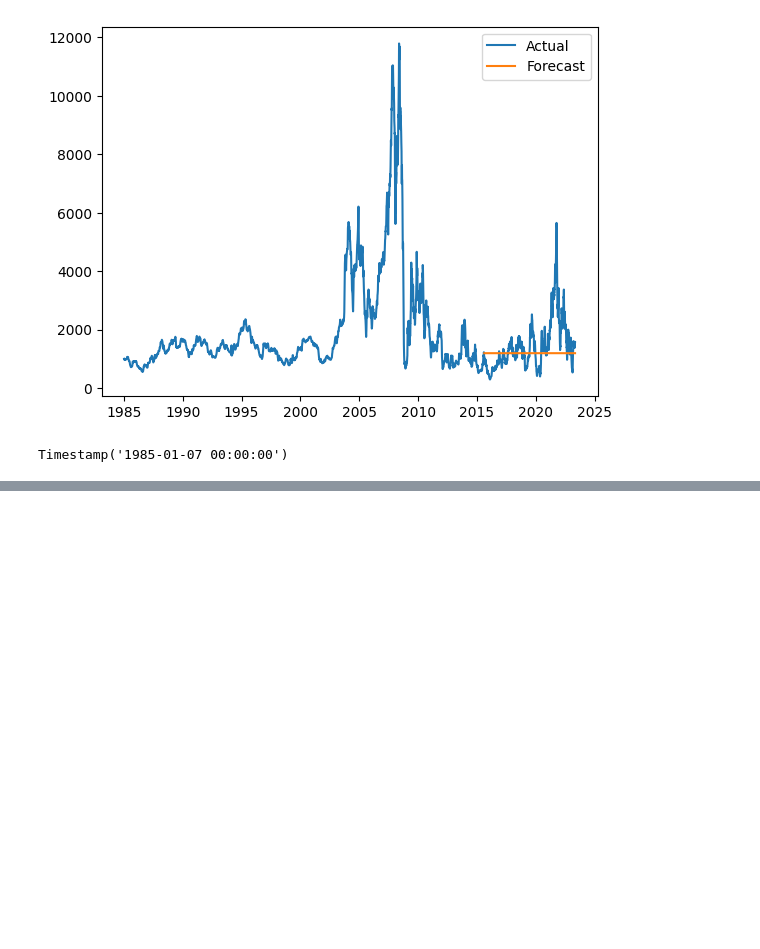
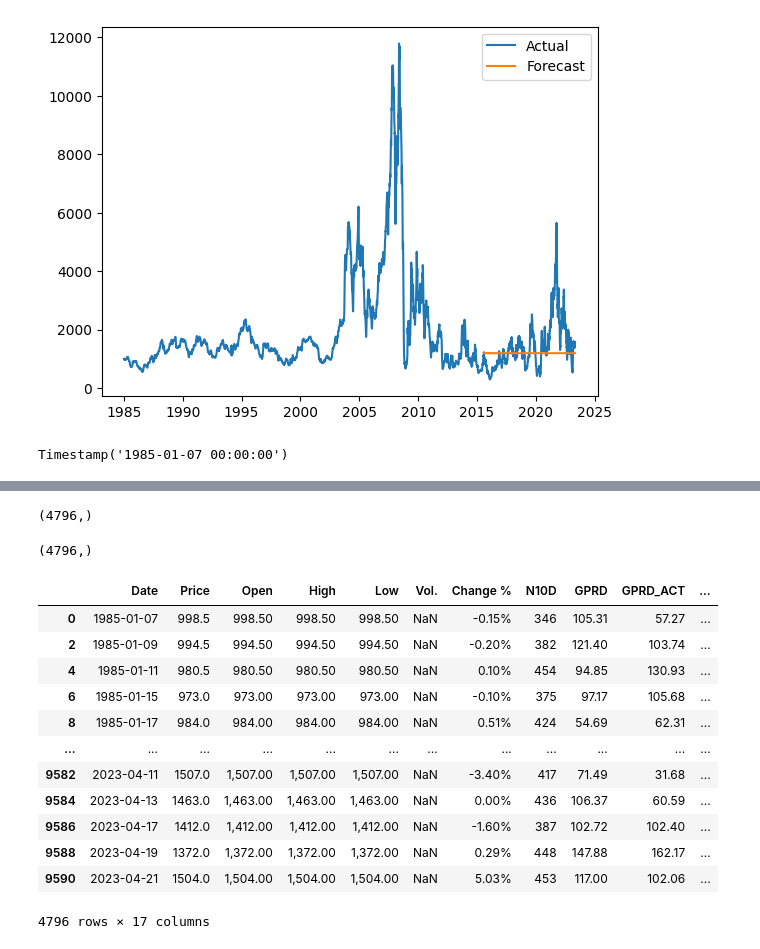
Before and after one commit to abaskon/Thesis, a Jupyter notebook: GPR_and_DBI.ipynb, the cells around one changed output, grey strips where cells are left out. Cells and saved outputs as stored; diff of their text form; code cells hidden in the pictures; blank space fills up the shorter version.

```diff
--- a/GPR_and_DBI.ipynb
+++ b/GPR_and_DBI.ipynb
@@ -328,0 +284,24 @@ to globally set reindex to True and silence this warning.
+# %%
+merged_df['Price'].shape
+# %% [output]
+(4796,)
+# %%
+merged_data['Date'].shape
+# %% [output]
+(4796,)
+# %%
+merged_data
+# %% [output]
+|  | Date | Price | Open | High | Low | Vol. | Change % | N10D | GPRD | GPRD_ACT | ... |
+| 0 | 1985-01-07 | 998.5 | 998.50 | 998.50 | 998.50 | NaN | -0.15% | 346 | 105.31 | 57.27 | ... |
+| 2 | 1985-01-09 | 994.5 | 994.50 | 994.50 | 994.50 | NaN | -0.20% | 382 | 121.40 | 103.74 | ... |
+| 4 | 1985-01-11 | 980.5 | 980.50 | 980.50 | 980.50 | NaN | 0.10% | 454 | 94.85 | 130.93 | ... |
+| 6 | 1985-01-15 | 973.0 | 973.00 | 973.00 | 973.00 | NaN | -0.10% | 375 | 97.17 | 105.68 | ... |
+| 8 | 1985-01-17 | 984.0 | 984.00 | 984.00 | 984.00 | NaN | 0.51% | 424 | 54.69 | 62.31 | ... |
+| ... | ... | ... | ... | ... | ... | ... | ... | ... | ... | ... | ... |
+| 9582 | 2023-04-11 | 1507.0 | 1,507.00 | 1,507.00 | 1,507.00 | NaN | -3.40% | 417 | 71.49 | 31.68 | ... |
+| 9584 | 2023-04-13 | 1463.0 | 1,463.00 | 1,463.00 | 1,463.00 | NaN | 0.00% | 436 | 106.37 | 60.59 | ... |
+| 9586 | 2023-04-17 | 1412.0 | 1,412.00 | 1,412.00 | 1,412.00 | NaN | -1.60% | 387 | 102.72 | 102.40 | ... |
+| 9588 | 2023-04-19 | 1372.0 | 1,372.00 | 1,372.00 | 1,372.00 | NaN | 0.29% | 448 | 147.88 | 162.17 | ... |
+| 9590 | 2023-04-21 | 1504.0 | 1,504.00 | 1,504.00 | 1,504.00 | NaN | 5.03% | 453 | 117.00 | 102.06 | ... |
+4796 rows × 17 columns
```
Also changed, not shown: parts of 9 cells of this notebook.
